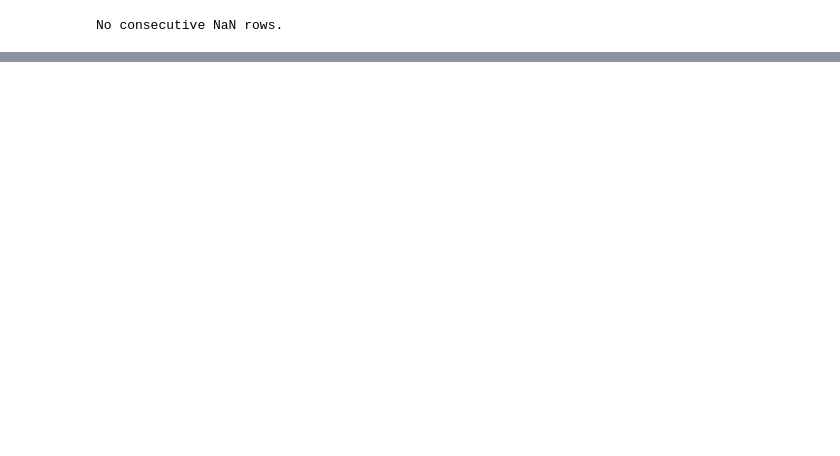
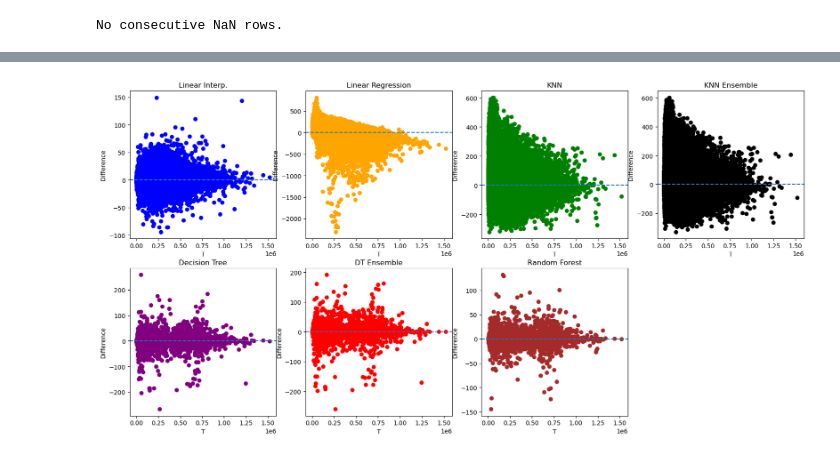
Before and after one commit to mikecoughlan/interpolation_methods, a Jupyter notebook: exploring_data.ipynb, the cells around one changed output, grey strips where cells are left out. Drawn from its saved outputs; the diff is of its cells as text; code cells hidden in the pictures; blank space fills up the shorter version.

```diff
--- a/exploring_data.ipynb
+++ b/exploring_data.ipynb
@@ -72,0 +215,8 @@ No consecutive NaN rows.
+# %%
+ann_xtrain, ann_xval, ann_ytrain, ann_yval = train_test_split(X_train, y_train, test_size=0.2, random_state=42)
+
+scaler = StandardScaler()
+scaler.fit(ann_xtrain)
+ann_xtrain = scaler.transform(ann_xtrain)
+ann_xval = scaler.transform(ann_xval)
+ann_xtest = scaler.transform(X_test)
@@ -72,0 +346,67 @@ No consecutive NaN rows.
+# %%
+param = 'T'
+
+error_df = pd.DataFrame()
+error_df['real'] = testing_data[param]
+error_df['linear_interp'] = y_true - test_vx['linear_interp']
+error_df['linear_regression'] = y_true - test_vx['linear_regression']
+error_df['knn'] = y_true - test_vx['knn']
+error_df['knn_ensamble'] = y_true - test_vx['knn_ensamble']
+error_df['tree'] = y_true - test_vx['tree']
+error_df['tree_ensamble'] = y_true - test_vx['tree_ensamble']
+error_df['forest'] = y_true - test_vx['forest']
+# %%
+fig = plt.figure(figsize=(20,15))
+
+ax0 = plt.subplot(341)
+plt.scatter(error_df['real'], error_df['linear_interp'], color='blue')
+plt.title('Linear Interp.')
+plt.axhline(0, linestyle='--')
+plt.ylabel('Difference')
+plt.xlabel(param)
+
+ax1 = plt.subplot(342)
+plt.scatter(error_df['real'], error_df['linear_regression'], color='orange')
+plt.title('Linear Regression')
+plt.axhline(0, linestyle='--')
+plt.ylabel('Difference')
+plt.xlabel(param)
+
+ax2 = plt.subplot(343)
+plt.scatter(error_df['real'], error_df['knn'], color='green')
+plt.title('KNN')
+plt.axhline(0, linestyle='--')
+plt.ylabel('Difference')
+plt.xlabel(param)
+
+ax3 = plt.subplot(344)
+plt.scatter(error_df['real'], error_df['knn_ensamble'], color='black')
+plt.title('KNN Ensemble')
+plt.axhline(0, linestyle='--')
+plt.ylabel('Difference')
+plt.xlabel(param)
+
+ax4 = plt.subplot(345)
+plt.scatter(error_df['real'], error_df['tree'], color='purple')
+plt.title('Decision Tree')
+plt.axhline(0, linestyle='--')
+plt.ylabel('Difference')
+plt.xlabel(param)
+
+ax5 = plt.subplot(346)
+plt.scatter(error_df['real'], error_df['tree_ensamble'], color='red')
+plt.title('DT Ensemble')
+plt.axhline(0, linestyle='--')
+plt.ylabel('Difference')
+plt.xlabel(param)
+
+ax6 = plt.subplot(347)
+plt.scatter(error_df['real'], error_df['forest'], color='brown')
+plt.title('Random Forest')
+plt.axhline(0, linestyle='--')
+plt.ylabel('Difference')
+plt.xlabel(param)
+
+plt.show()
+# %% [output]
+[figure, added]
```
Also changed, not shown: parts of 22 cells of this notebook.
